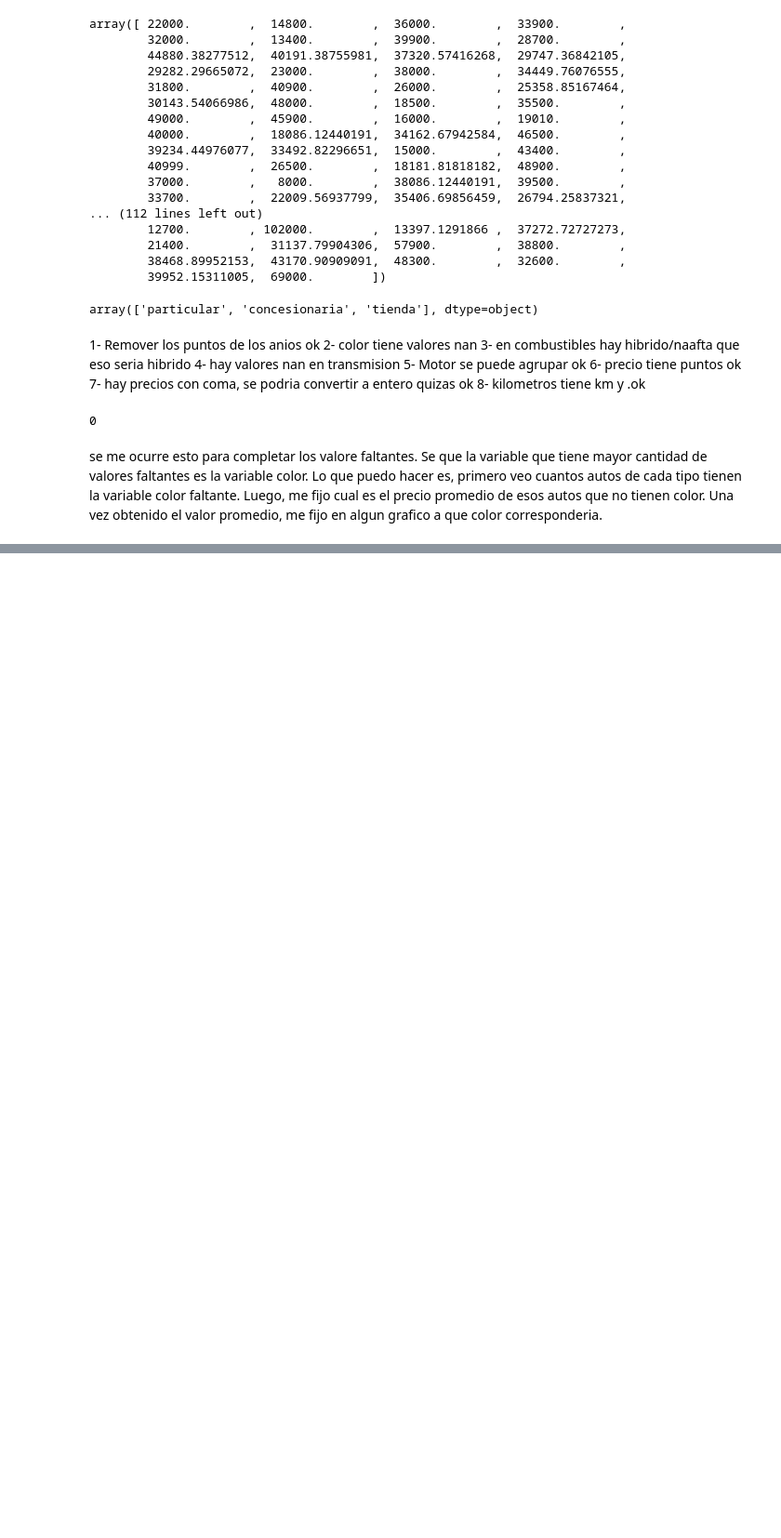
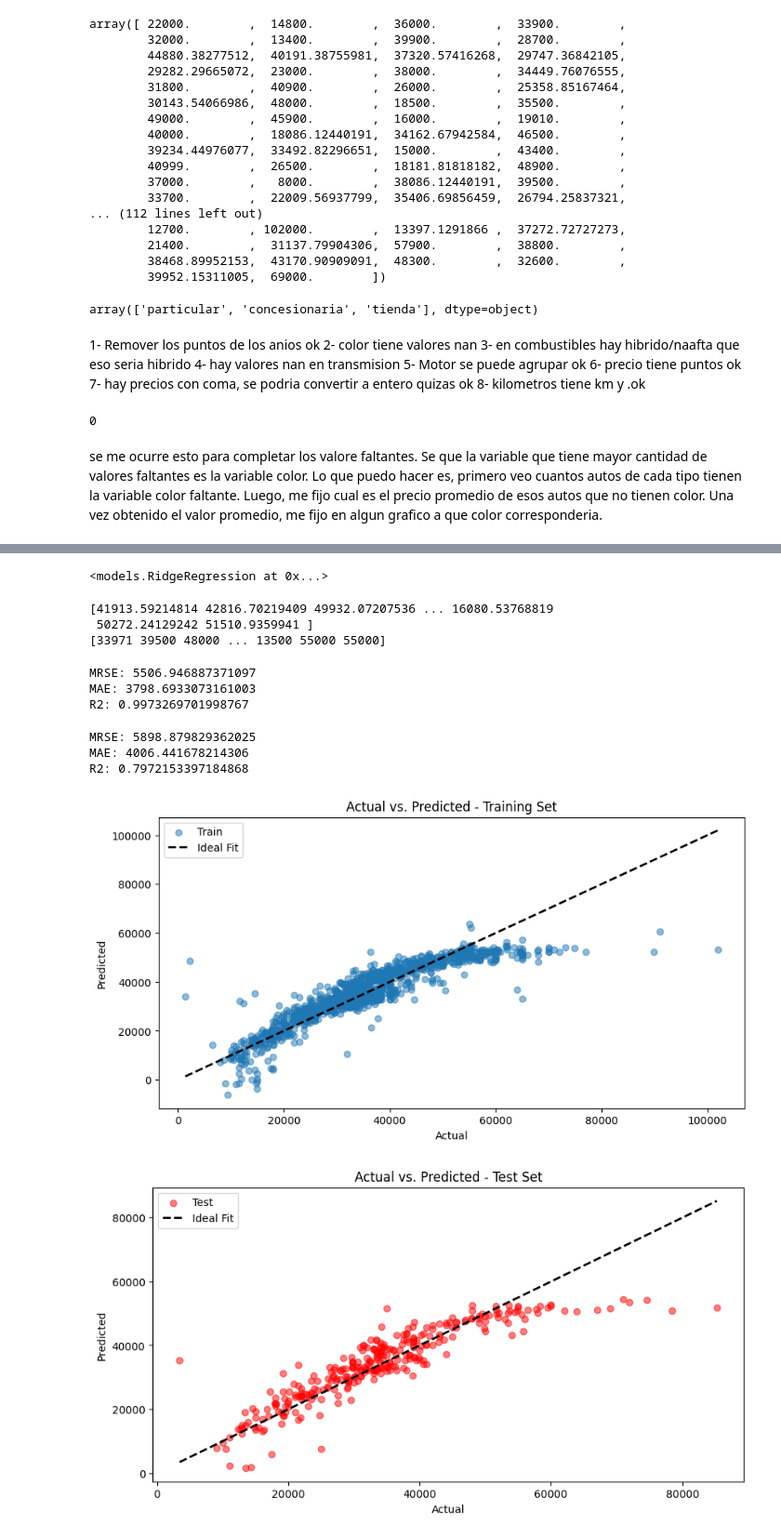
Before and after one commit to facuvulcano/Machine-Learning, a Jupyter notebook: Vulcano_Facundo_TP2/notebooks/Entrega_TP2.ipynb, the cells around one changed output, grey strips where cells are left out. Shown at 93% size. Cells and saved outputs as stored; diff of their text form; code cells hidden in the pictures; blank space fills up the shorter version.

```diff
--- a/Vulcano_Facundo_TP2/notebooks/Entrega_TP2.ipynb
+++ b/Vulcano_Facundo_TP2/notebooks/Entrega_TP2.ipynb
@@ -313,0 +338,2 @@ se me ocurre esto para completar los valore faltantes. Se que la variable que ti
+# %%
+X_train, X_test, y_train, y_test = train_val_split(proccesed_df, 'Precio')
@@ -313,0 +410,58 @@ se me ocurre esto para completar los valore faltantes. Se que la variable que ti
+# %%
+regr = RidgeRegression(lambda_penalty=1)
+regr.fit(X_train, y_train)
+# %% [output]
+<models.RidgeRegression at 0x...>
+# %%
+y_pred_train = regr.predict(X_train)
+print(y_pred_train)
+print(y_train.to_numpy())
+N = len(y_pred_train)
+# %% [output]
+[41913.59214814 42816.70219409 49932.07207536 ... 16080.53768819
+ 50272.24129242 51510.9359941 ]
+[33971 39500 48000 ... 13500 55000 55000]
+# %%
+print(f"MRSE: {rmse(N, y_train.to_numpy(), y_pred_train)}")
+print(f"MAE: {mae(N, y_train.to_numpy(), y_pred_train)}")
+print(f"R2: {r2(N, y_train.to_numpy(), y_pred_train)}")
+# %% [output]
+MRSE: 5506.946887371097
+MAE: 3798.6933073161003
+R2: 0.9973269701998767
+# %%
+y_pred_test = regr.predict(X_test)
+N = len(y_pred_test)
+# %%
+print(f"MRSE: {rmse(N, y_test.to_numpy(), y_pred_test)}")
+print(f"MAE: {mae(N, y_test.to_numpy(), y_pred_test)}")
+print(f"R2: {r2(N, y_test.to_numpy(), y_pred_test)}")
+# %% [output]
+MRSE: 5898.879829362025
+MAE: 4006.441678214306
+R2: 0.7972153397184868
+# %%
+import matplotlib.pyplot as plt
+
+# Gráfico para el conjunto de entrenamiento
+plt.figure(figsize=(10, 5))
+plt.scatter(y_train, y_pred_train, alpha=0.5, label='Train')
+plt.plot([y_train.min(), y_train.max()], [y_train.min(), y_train.max()], 'k--', lw=2, label='Ideal Fit')
+plt.xlabel('Actual')
+plt.ylabel('Predicted')
+plt.title('Actual vs. Predicted - Training Set')
+plt.legend()
+plt.show()
+
+# Gráfico para el conjunto de prueba
+plt.figure(figsize=(10, 5))
+plt.scatter(y_test, y_pred_test, alpha=0.5, color='r', label='Test')
+plt.plot([y_test.min(), y_test.max()], [y_test.min(), y_test.max()], 'k--', lw=2, label='Ideal Fit')
+plt.xlabel('Actual')
+plt.ylabel('Predicted')
+plt.title('Actual vs. Predicted - Test Set')
+plt.legend()
+plt.show()
+# %% [output]
+[figure, added]
+[figure, added]
```
Also changed, not shown: parts of 12 cells of this notebook, 4 other files.
